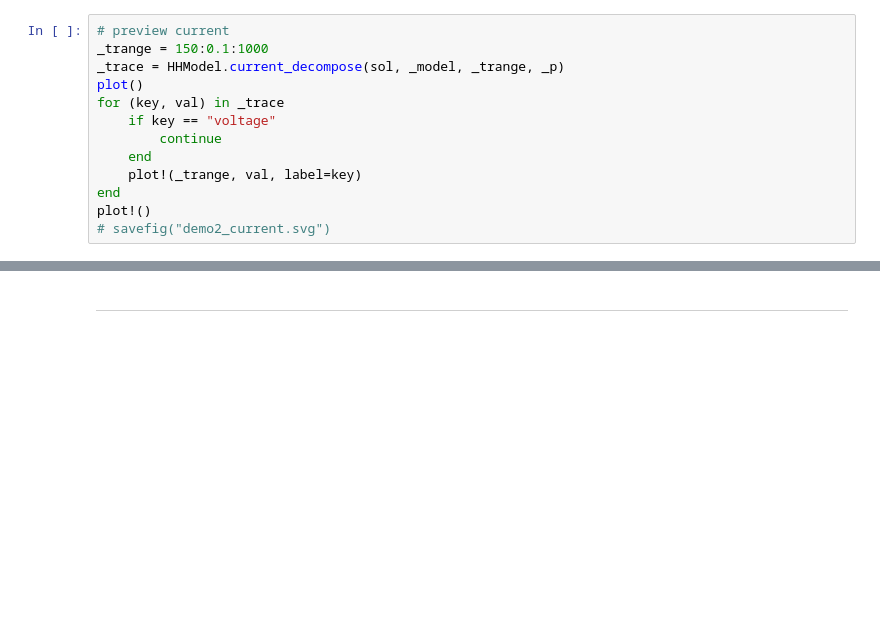
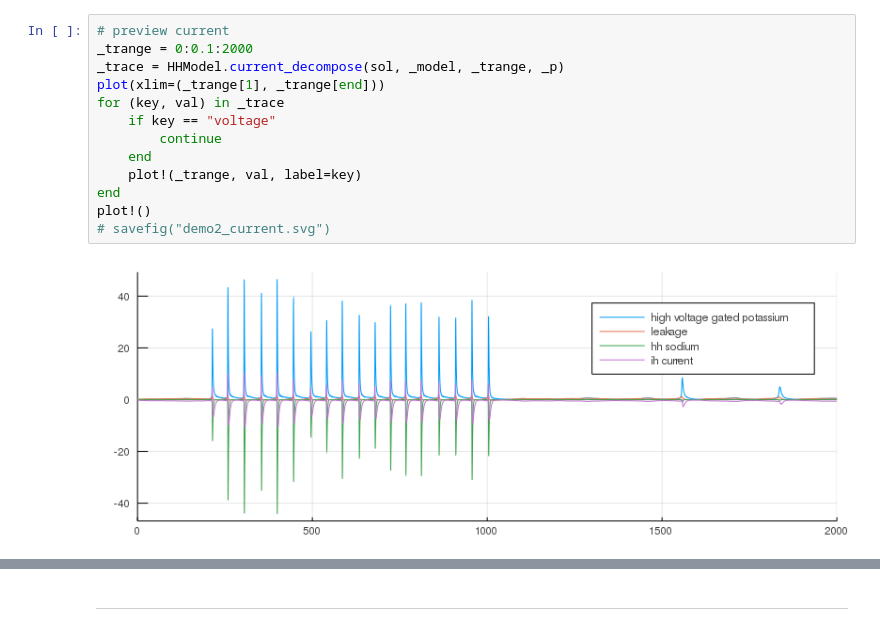
Before and after one commit to ZaneMuir/HHModel.jl, a Jupyter notebook: playground/SingleCompartmentDemo.ipynb, the cells around one changed output, grey strips where cells are left out. Drawn from its saved outputs; the diff is of its cells as text; blank space fills up the shorter version.

```diff
--- a/playground/SingleCompartmentDemo.ipynb
+++ b/playground/SingleCompartmentDemo.ipynb
@@ -40,16 +49,18 @@ plot(sol, vars=(1), legend=nothing, ylim=(-150, 80))
 # %%
 # preview current
-_trange = 150:0.1:1000
+_trange = 0:0.1:2000
 _trace = HHModel.current_decompose(sol, _model, _trange, _p)
-plot()
+plot(xlim=(_trange[1], _trange[end]))
 for (key, val) in _trace
     if key == "voltage"
         continue
     end
     plot!(_trange, val, label=key)
 end
 plot!()
 # savefig("demo2_current.svg")
+# %% [output]
+[figure, added]
 # %%
 # preview dynamics
 plot(sol, vars=(1,2), size=(500, 500), legend=nothing)
```
Also changed, not shown: parts of 6 cells of this notebook.
